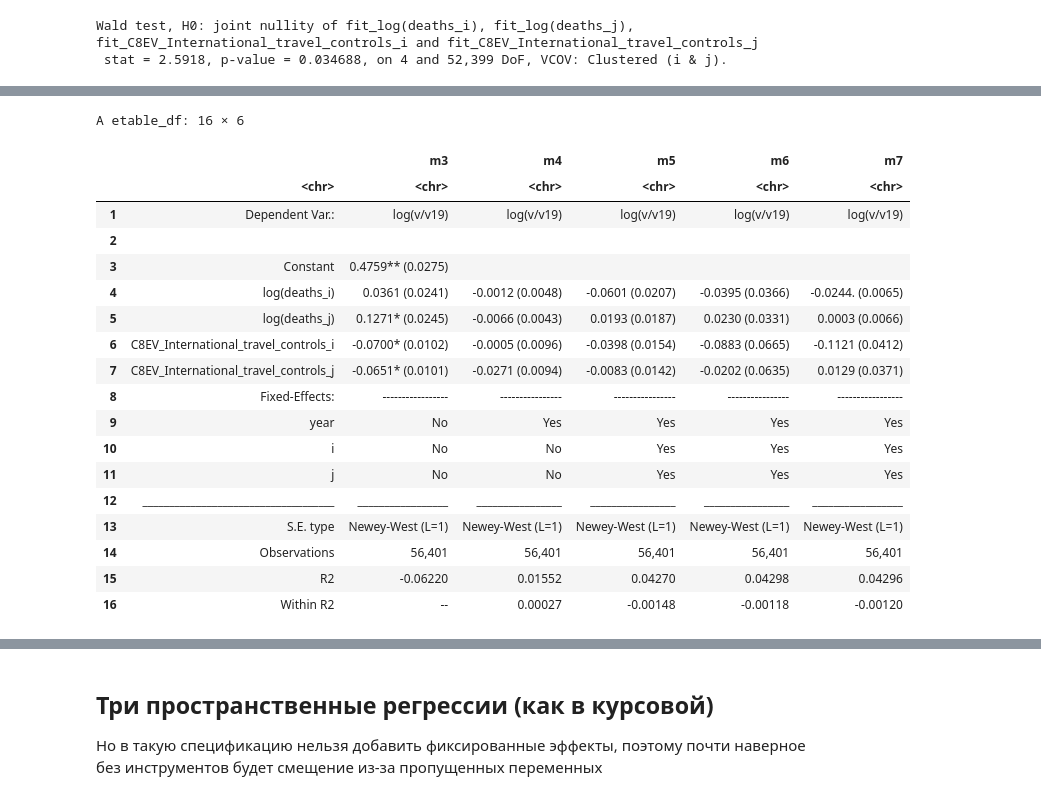
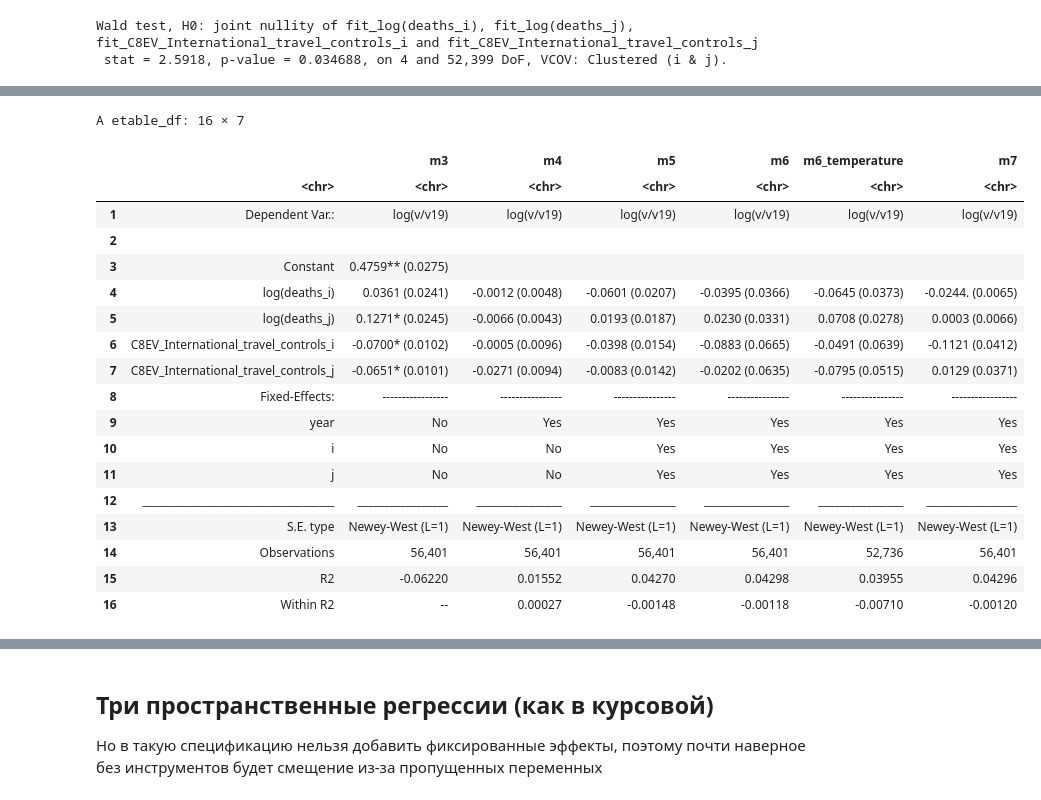
Before and after one commit to xan-d-or/thesis, a Jupyter notebook: analysis/hs0_estimation.ipynb, the cells around one changed output, grey strips where cells are left out. Saved outputs shown, nothing was run; the diff lists cells and outputs as text; code cells hidden in the pictures.

```diff
--- a/analysis/hs0_estimation.ipynb
+++ b/analysis/hs0_estimation.ipynb
@@ -354,7 +338,7 @@ F-test (1st stage), log(deaths_j): stat = 721.0    , p < 2.2e-16 , on 8 and 56,0
 # Спецификация с фиксированными эффектами, куда я добавил инструменты, чтобы убрать потенциальную двустороннюю связь.
 # Добавить больше инструментов, которые меняются во времени. Мб плотность населения или медианный возраст брать не за 2019 год а в динамике,
 # чтобы использовать их как инструменты в этой спецификации.
-m5 = feols(log(v/v19) ~  1 +
+fe_iv = feols(log(v/v19) ~  1 +
  C8EV_International_travel_controls_i + C8EV_International_travel_controls_j | year+i+j|
  log(deaths_i) + log(deaths_j) ~
 # H6M_Facial_Coverings_i+H6M_Facial_Coverings_j
@@ -370,7 +354,7 @@ population_density_i + population_density_j
  ,
  data = df
  )
-m5 %>% summary(cluster = ~ i+j)
+fe_iv %>% summary(cluster = ~ i+j)
 # %% [output]
 NOTE: 13,906 observations removed because of NA and infinite values (RHS: 9,802, IV: 6,067/10,661).
 TSLS estimation - Dep. Var.: log(v/v19)
@@ -391,7 +375,7 @@ F-test (1st stage), log(deaths_j): stat = 919.6    , p < 2.2e-16 , on 6 and 56,0
                        Wu-Hausman: stat =   4.75857, p = 0.008581, on 2 and 56,044 DoF.
                            Sargan: stat =   4.68934, p = 0.320684, on 4 DoF.
 # %%
-m6 = feols(log(v/v19) ~  1 | year+i+j|
+iv_both_endo = feols(log(v/v19) ~  1 | year+i+j|
  log(deaths_i) + log(deaths_j) +
  C8EV_International_travel_controls_i + C8EV_International_travel_controls_j ~
 # H6M_Facial_Coverings_i+H6M_Facial_Coverings_j
@@ -407,7 +391,7 @@ population_density_i + population_density_j
  ,
  data = df
  )
-m6 %>% summary(cluster = ~ i+j)
+iv_both_endo %>% summary(cluster = ~ i+j)
 # %% [output]
 NOTE: 13,906 observations removed because of NA and infinite values (IV: 13,568/10,661).
 TSLS estimation - Dep. Var.: log(v/v19)
@@ -435,7 +419,7 @@ Wald test, H0: joint nullity of fit_log(deaths_i), fit_log(deaths_j), fit_C8EV_I
  stat = 1.98393, p-value = 0.093977, on 4 and 56,046 DoF, VCOV: Clustered (i & j).
 # %%
 # Но если добавить температуру как инструмент, то значимость появляется...
-m6_temperature = feols(log(v/v19) ~  1 | year+i+j|
+iv_both_endo_temperature = feols(log(v/v19) ~  1 | year+i+j|
  log(deaths_i) + log(deaths_j) +
  C8EV_International_travel_controls_i + C8EV_International_travel_controls_j ~
 # H6M_Facial_Coverings_i+H6M_Facial_Coverings_j
@@ -451,8 +435,8 @@ average_surface_temperature_i + average_surface_temperature_j # Добавляе
  ,
  data = df
  )
-m6_temperature %>% summary(cluster = ~ i+j)
-wald(m6_temperature, keep = 'log|C8', vcov = ~i+j)
+iv_both_endo_temperature %>% summary(cluster = ~ i+j)
+wald(iv_both_endo_temperature, keep = 'log|C8', vcov = ~i+j)
 # %% [output]
 NOTE: 17,571 observations removed because of NA and infinite values (IV: 13,568/15,000).
 TSLS estimation - Dep. Var.: log(v/v19)
@@ -476,7 +460,7 @@ Wald test, H0: joint nullity of fit_log(deaths_i), fit_log(deaths_j), fit_C8EV_I
  stat = 2.5918, p-value = 0.034688, on 4 and 52,399 DoF, VCOV: Clustered (i & j).
 # %%
 # Как будто ограничения тоже эндогенные...
-m7 = feols(log(v/v19) ~  1 + log(deaths_i) + log(deaths_j) | year+i+j|
+iv_itc_endo = feols(log(v/v19) ~  1 + log(deaths_i) + log(deaths_j) | year+i+j|
  C8EV_International_travel_controls_i + C8EV_International_travel_controls_j ~
 # H6M_Facial_Coverings_i+H6M_Facial_Coverings_j
 # +
@@ -491,7 +475,7 @@ population_density_i + population_density_j
  ,
  data = df
  )
-m7 %>% summary(cluster = ~ i+j)
+iv_itc_endo %>% summary(cluster = ~ i+j)
 # %% [output]
 NOTE: 13,906 observations removed because of NA and infinite values (RHS: 6,067, IV: 9,802/10,661).
 TSLS estimation - Dep. Var.: log(v/v19)
@@ -610,25 +594,25 @@ A etable_df: 16 × 6
 # %%
-etable(m3, m4, m5, m6, m7, vcov = vcov_NW(unit = 'pair', time = 'year'), signif.code = signif.code)
+etable(pulled_tsls, fe_iv_year, fe_iv, iv_both_endo, iv_both_endo_temperature, iv_itc_endo, vcov = vcov_NW(unit = 'pair', time = 'year'), signif.code = signif.code)
 # %% [output]
-A etable_df: 16 × 6
+A etable_df: 16 × 7
-|  |  | m3 | m4 | m5 | m6 | m7 |
-|  | <chr> | <chr> | <chr> | <chr> | <chr> | <chr> |
-| 1 | Dependent Var.: | log(v/v19) | log(v/v19) | log(v/v19) | log(v/v19) | log(v/v19) |
-| 2 |  |  |  |  |  |  |
-| 3 | Constant | 0.4759** (0.0275) |  |  |  |  |
-| 4 | log(deaths_i) | 0.0361 (0.0241) | -0.0012 (0.0048) | -0.0601 (0.0207) | -0.0395 (0.0366) | -0.0244. (0.0065) |
-| 5 | log(deaths_j) | 0.1271* (0.0245) | -0.0066 (0.0043) | 0.0193 (0.0187) | 0.0230 (0.0331) | 0.0003 (0.0066) |
-| 6 | C8EV_International_travel_controls_i | -0.0700* (0.0102) | -0.0005 (0.0096) | -0.0398 (0.0154) | -0.0883 (0.0665) | -0.1121 (0.0412) |
-| 7 | C8EV_International_travel_controls_j | -0.0651* (0.0101) | -0.0271 (0.0094) | -0.0083 (0.0142) | -0.0202 (0.0635) | 0.0129 (0.0371) |
-| 8 | Fixed-Effects: | ----------------- | ---------------- | ---------------- | ---------------- | ----------------- |
-| 9 | year | No | Yes | Yes | Yes | Yes |
-| 10 | i | No | No | Yes | Yes | Yes |
-| 11 | j | No | No | Yes | Yes | Yes |
-| 12 | ____________________________________ | _________________ | ________________ | ________________ | ________________ | _________________ |
-| 13 | S.E. type | Newey-West (L=1) | Newey-West (L=1) | Newey-West (L=1) | Newey-West (L=1) | Newey-West (L=1) |
-| 14 | Observations | 56,401 | 56,401 | 56,401 | 56,401 | 56,401 |
-| 15 | R2 | -0.06220 | 0.01552 | 0.04270 | 0.04298 | 0.04296 |
-| 16 | Within R2 | -- | 0.00027 | -0.00148 | -0.00118 | -0.00120 |
+|  |  | m3 | m4 | m5 | m6 | m6_temperature | m7 |
+|  | <chr> | <chr> | <chr> | <chr> | <chr> | <chr> | <chr> |
+| 1 | Dependent Var.: | log(v/v19) | log(v/v19) | log(v/v19) | log(v/v19) | log(v/v19) | log(v/v19) |
+| 2 |  |  |  |  |  |  |  |
+| 3 | Constant | 0.4759** (0.0275) |  |  |  |  |  |
+| 4 | log(deaths_i) | 0.0361 (0.0241) | -0.0012 (0.0048) | -0.0601 (0.0207) | -0.0395 (0.0366) | -0.0645 (0.0373) | -0.0244. (0.0065) |
+| 5 | log(deaths_j) | 0.1271* (0.0245) | -0.0066 (0.0043) | 0.0193 (0.0187) | 0.0230 (0.0331) | 0.0708 (0.0278) | 0.0003 (0.0066) |
+| 6 | C8EV_International_travel_controls_i | -0.0700* (0.0102) | -0.0005 (0.0096) | -0.0398 (0.0154) | -0.0883 (0.0665) | -0.0491 (0.0639) | -0.1121 (0.0412) |
+| 7 | C8EV_International_travel_controls_j | -0.0651* (0.0101) | -0.0271 (0.0094) | -0.0083 (0.0142) | -0.0202 (0.0635) | -0.0795 (0.0515) | 0.0129 (0.0371) |
+| 8 | Fixed-Effects: | ----------------- | ---------------- | ---------------- | ---------------- | ---------------- | ----------------- |
+| 9 | year | No | Yes | Yes | Yes | Yes | Yes |
+| 10 | i | No | No | Yes | Yes | Yes | Yes |
+| 11 | j | No | No | Yes | Yes | Yes | Yes |
+| 12 | ____________________________________ | _________________ | ________________ | ________________ | ________________ | ________________ | _________________ |
+| 13 | S.E. type | Newey-West (L=1) | Newey-West (L=1) | Newey-West (L=1) | Newey-West (L=1) | Newey-West (L=1) | Newey-West (L=1) |
+| 14 | Observations | 56,401 | 56,401 | 56,401 | 56,401 | 52,736 | 56,401 |
+| 15 | R2 | -0.06220 | 0.01552 | 0.04270 | 0.04298 | 0.03955 | 0.04296 |
+| 16 | Within R2 | -- | 0.00027 | -0.00148 | -0.00118 | -0.00710 | -0.00120 |
 # %%
     # Всё ещё странно использовать кластеризацию по году...
     # etable(m3, m4, vcov = function(x) vcovHC(x, method="arellano", type="HC1"), signif.code = signif.code) Не сработало
```
Also changed, not shown: parts of 13 cells of this notebook.
